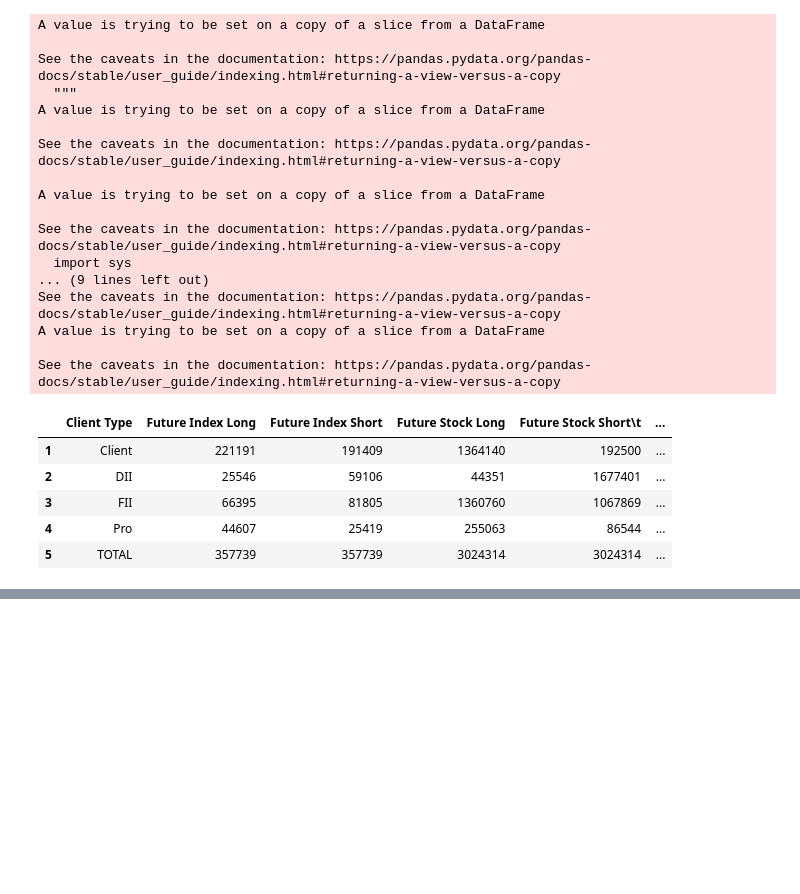
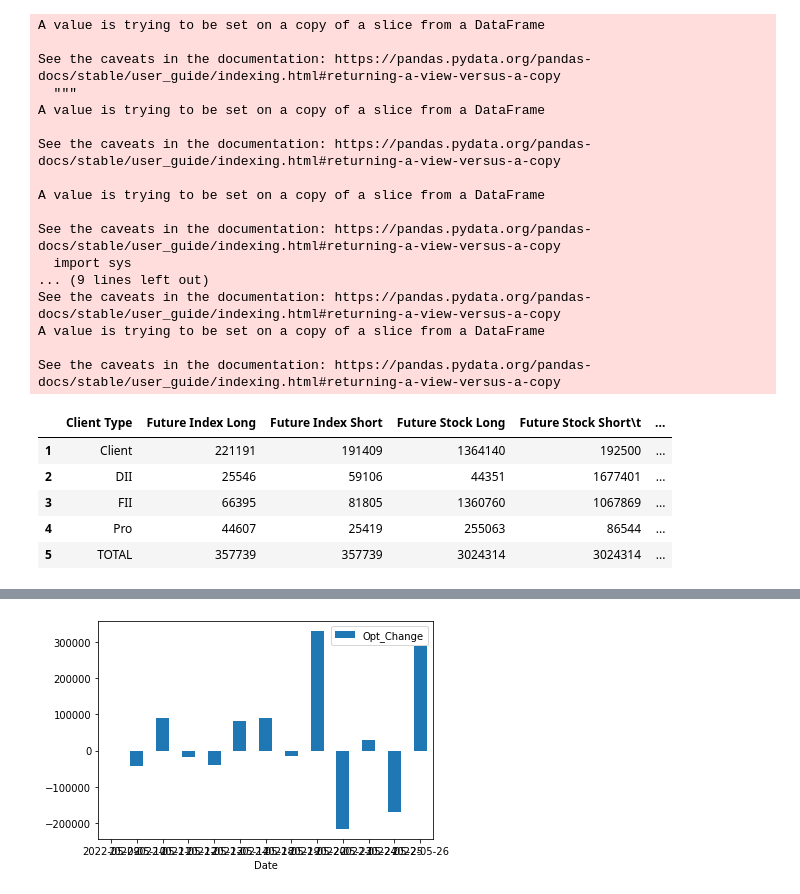
Before and after one commit to gkondayya/Options, a Jupyter notebook: BigPlayers.ipynb, the cells around one changed output, grey strips where cells are left out. Drawn from its saved outputs; the diff is of its cells as text; code cells hidden in the pictures; blank space fills up the shorter version.

```diff
--- a/BigPlayers.ipynb
+++ b/BigPlayers.ipynb
@@ -196,3 +237,8 @@ files.download('BigPlayers.csv')
 # %% [output]
 [interactive output not drawn]
 [interactive output not drawn]
+# %%
+import matplotlib.pyplot as plt
+ax = df11.plot.bar(x='Date', y='Opt_Change', rot=0)
+# %% [output]
+[figure, added]
```
Also changed, not shown: parts of 11 cells of this notebook.
